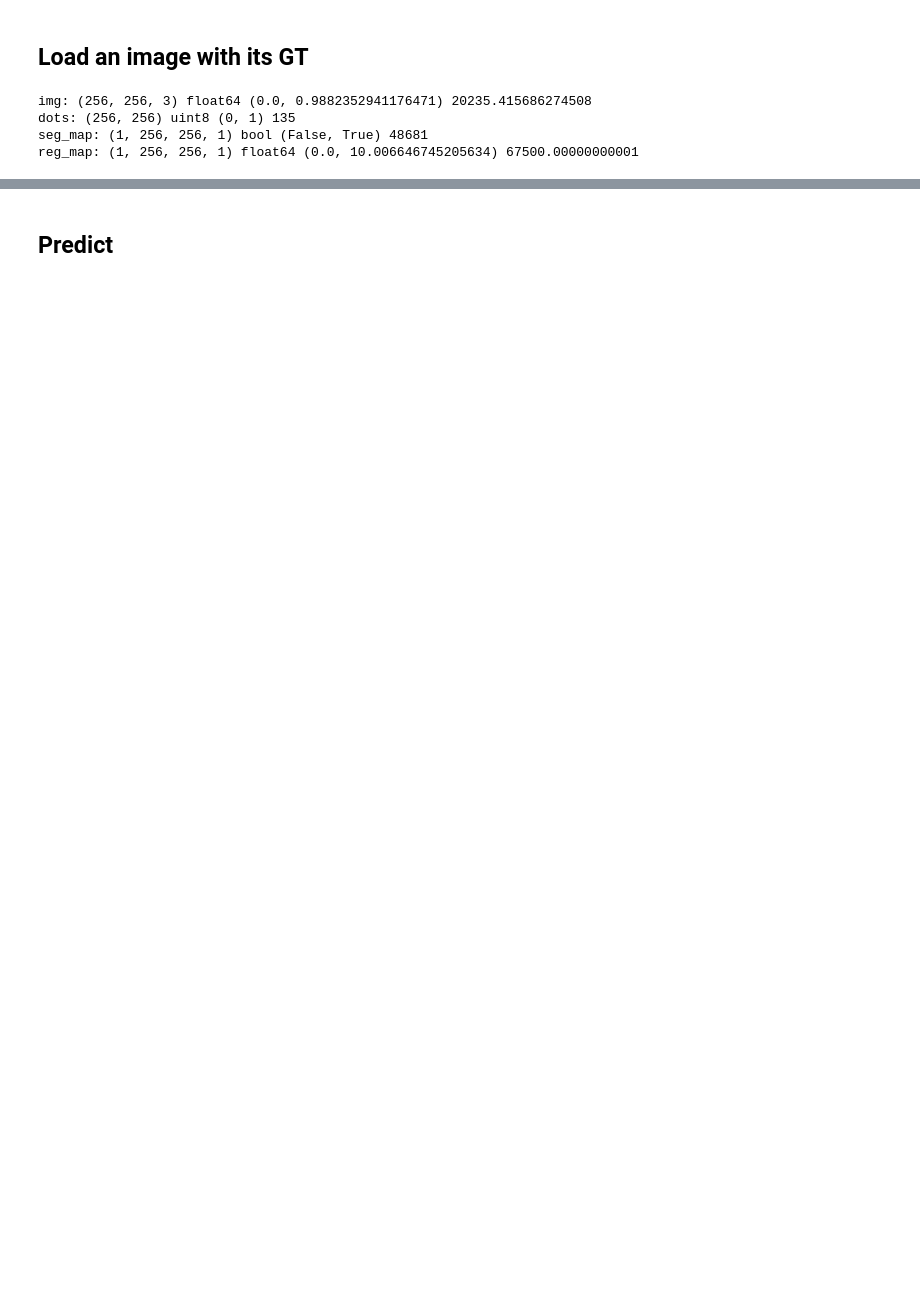
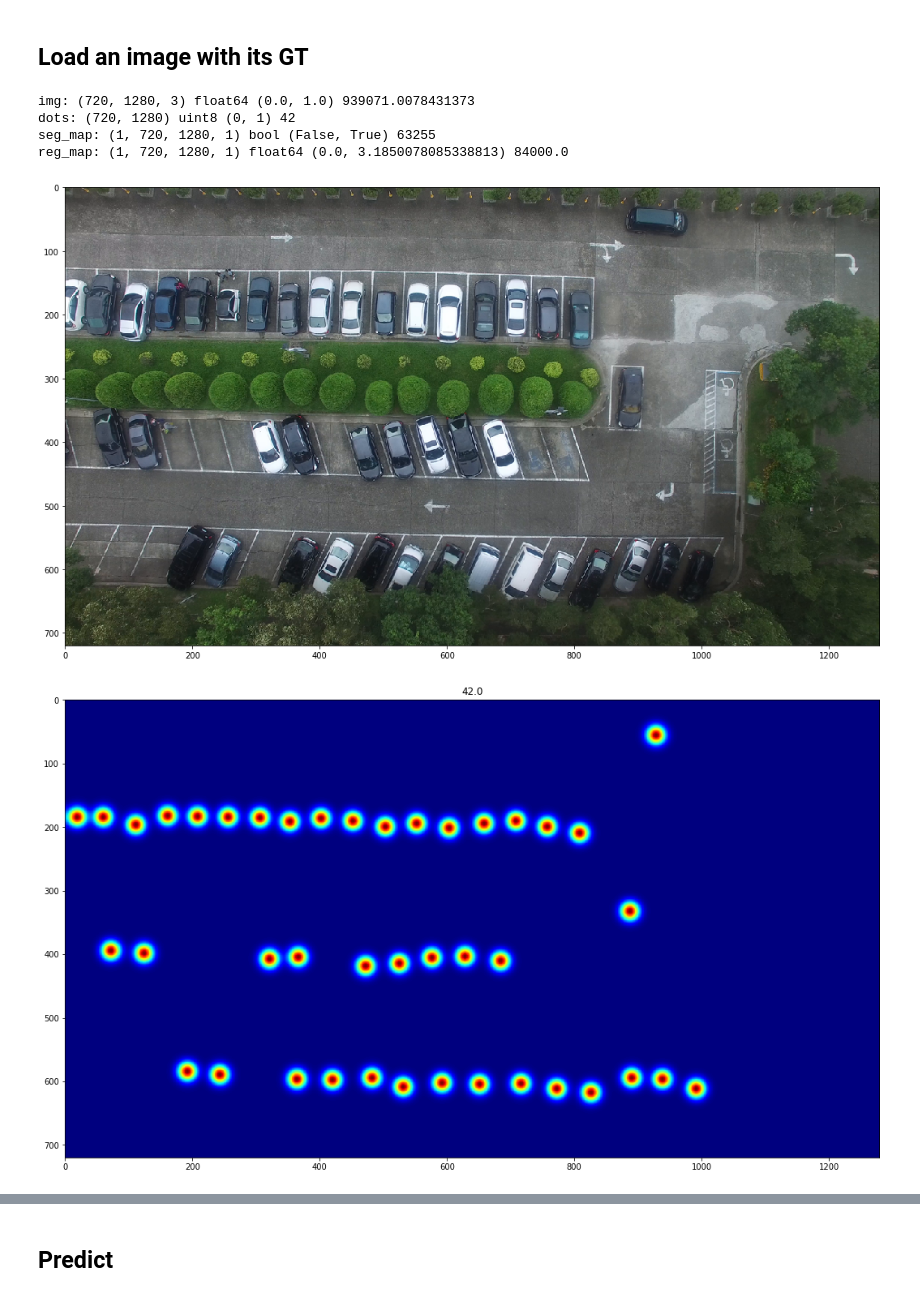
Before and after one commit to Tudor67/Object-Counting, a Jupyter notebook: neural_networks/seg_reg_net.ipynb, the cells around one changed output, grey strips where cells are left out. Saved outputs shown, nothing was run; the diff lists cells and outputs as text; code cells hidden in the pictures; blank space fills up the shorter version.

```diff
--- a/neural_networks/seg_reg_net.ipynb
+++ b/neural_networks/seg_reg_net.ipynb
@@ -45,21 +46,33 @@ ________________________________________________________________________________
 def desc_img(img, title=''):
     print(title, img.shape, img.dtype, (img.min(), img.max()), img.sum())
 # %%
-MULT_FACTOR = 500.
+MULT_FACTOR = 2000.
 
-img_path = '../datasets/toy_set/train/images/001cell.png'
-dots_path = '../datasets/toy_set/train/gt_dots/001dots.png'
+img_path = '../datasets/toy_set/train/images/20161030_GF1_00160.png'
+dots_path = '../datasets/toy_set/train/gt_dots/20161030_GF1_00160.png'
 img = skimage.io.imread(img_path) / 255.
-dots = (skimage.io.imread(dots_path) > 0).max(axis=-1).astype(np.uint8)
-gt_seg_map = (gaussian_smoothing([dots], sigma=6) > 1e-6)[..., np.newaxis]
-gt_density_map = MULT_FACTOR * gaussian_smoothing([dots.astype(np.float64)], sigma=5)[..., np.newaxis]
+dots = (skimage.io.imread(dots_path) > 0).astype(np.uint8)
+gt_seg_map = (gaussian_smoothing([dots.astype(np.float64)], sigma=10) > 1.5e-4)[..., np.newaxis]
+gt_density_map = MULT_FACTOR * gaussian_smoothing([dots.astype(np.float64)], sigma=10)[..., np.newaxis]
 
 desc_img(img,  'img:')
 desc_img(dots, 'dots:')
 desc_img(gt_seg_map, 'seg_map:')
 desc_img(gt_density_map, 'reg_map:')
 # %% [output]
-img: (256, 256, 3) float64 (0.0, 0.9882352941176471) 20235.415686274508
-dots: (256, 256) uint8 (0, 1) 135
-seg_map: (1, 256, 256, 1) bool (False, True) 48681
-reg_map: (1, 256, 256, 1) float64 (0.0, 10.006646745205634) 67500.00000000001
+img: (720, 1280, 3) float64 (0.0, 1.0) 939071.0078431373
+dots: (720, 1280) uint8 (0, 1) 42
+seg_map: (1, 720, 1280, 1) bool (False, True) 63255
+reg_map: (1, 720, 1280, 1) float64 (0.0, 3.1850078085338813) 84000.0
+# %%
+plt.figure(figsize=(18,20))
+plt.imshow(img)
+plt.figure(figsize=(18,20))
+plt.title(gt_density_map.sum()/MULT_FACTOR)
+plt.imshow(gt_density_map.squeeze()/MULT_FACTOR, cmap='jet')
+plt.figure(figsize=(18,20))
+plt.imshow(gt_seg_map.squeeze().astype(np.float32), cmap='gray')
+plt.show()
+# %% [output]
+[figure, added]
+[figure, added]
```
Also changed, not shown: parts of 7 cells of this notebook, 3 other files.
